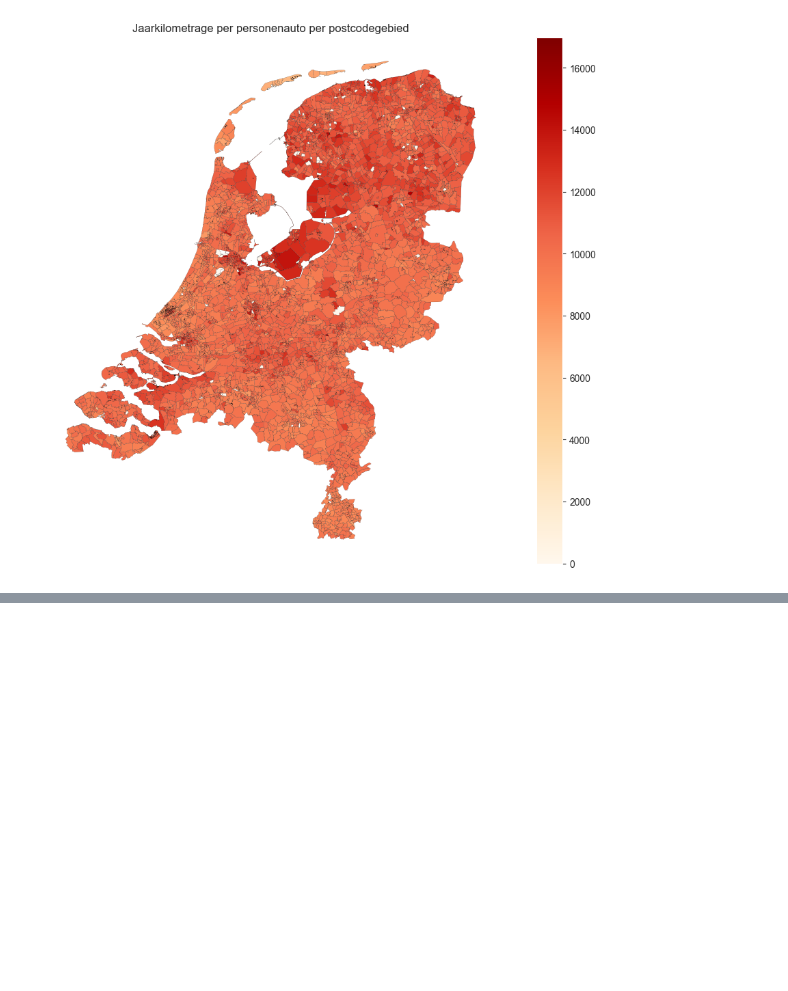
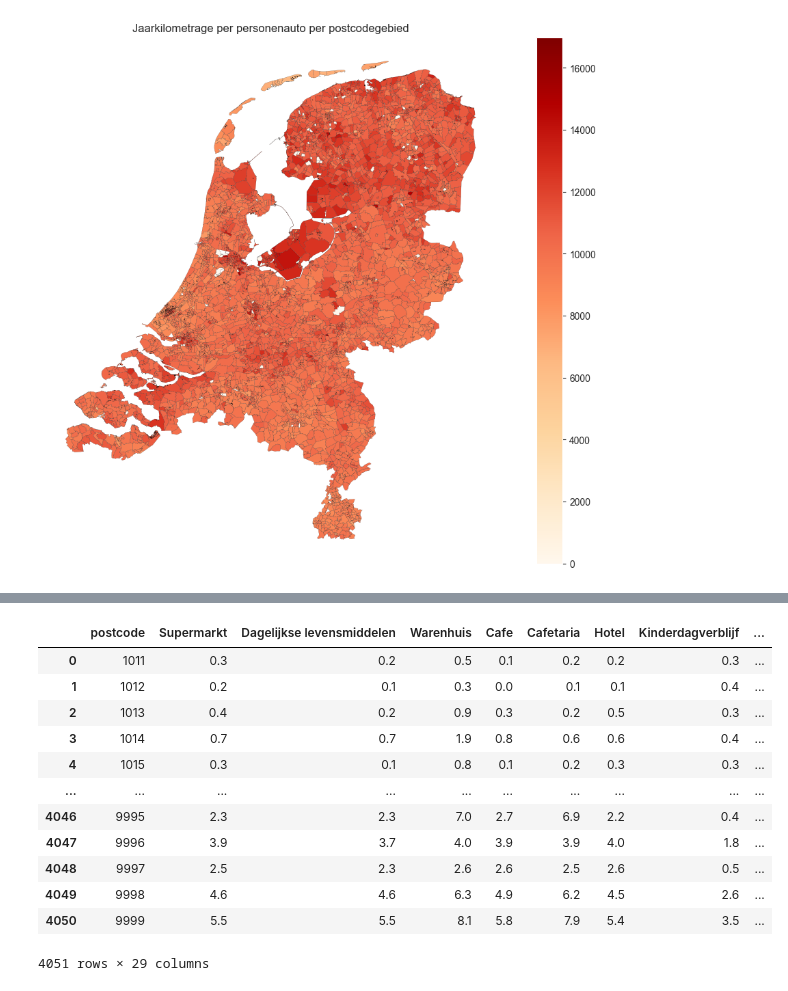
Before and after one commit to EwoutH/urban-self-driving-effects, a Jupyter notebook: prototyping/pc4.ipynb, the cells around one changed output, grey strips where cells are left out. Cells and saved outputs as stored; diff of their text form; code cells hidden in the pictures; blank space fills up the shorter version.

```diff
--- a/prototyping/pc4.ipynb
+++ b/prototyping/pc4.ipynb
@@ -256,0 +259,7 @@ plt.savefig('img/jaarkilometrage_per_personenauto_pc4.png', dpi=300, bbox_inches
+# %%
+# Load data/pc4_2020_vol.xlsx
+voorzieningen = pd.read_excel('data/pc4_2020_vol.xlsx', skiprows=8, usecols='A,AO:EB')
+voorzieningen = voorzieningen.drop(0)
+# Rename Postcode-4 to postcode
+voorzieningen = voorzieningen.rename(columns={'Postcode-4': 'postcode'})
+voorzieningen.head()
@@ -256,0 +288,18 @@ plt.savefig('img/jaarkilometrage_per_personenauto_pc4.png', dpi=300, bbox_inches
+# %%
+# Replace -99997.0 with NaN
+voorzieningen = voorzieningen.replace(-99997.0, np.nan)
+voorzieningen
+# %% [output]
+|  | postcode | Supermarkt | Dagelijkse levensmiddelen | Warenhuis | Cafe | Cafetaria | Hotel | Kinderdagverblijf | ... |
+| 0 | 1011 | 0.3 | 0.2 | 0.5 | 0.1 | 0.2 | 0.2 | 0.3 | ... |
+| 1 | 1012 | 0.2 | 0.1 | 0.3 | 0.0 | 0.1 | 0.1 | 0.4 | ... |
+| 2 | 1013 | 0.4 | 0.2 | 0.9 | 0.3 | 0.2 | 0.5 | 0.3 | ... |
+| 3 | 1014 | 0.7 | 0.7 | 1.9 | 0.8 | 0.6 | 0.6 | 0.4 | ... |
+| 4 | 1015 | 0.3 | 0.1 | 0.8 | 0.1 | 0.2 | 0.3 | 0.3 | ... |
+| ... | ... | ... | ... | ... | ... | ... | ... | ... | ... |
+| 4046 | 9995 | 2.3 | 2.3 | 7.0 | 2.7 | 6.9 | 2.2 | 0.4 | ... |
+| 4047 | 9996 | 3.9 | 3.7 | 4.0 | 3.9 | 3.9 | 4.0 | 1.8 | ... |
+| 4048 | 9997 | 2.5 | 2.3 | 2.6 | 2.6 | 2.5 | 2.6 | 0.5 | ... |
+| 4049 | 9998 | 4.6 | 4.6 | 6.3 | 4.9 | 6.2 | 4.5 | 2.6 | ... |
+| 4050 | 9999 | 5.5 | 5.5 | 8.1 | 5.8 | 7.9 | 5.4 | 3.5 | ... |
+4051 rows × 29 columns
```
Also changed, not shown: parts of 8 cells of this notebook.
